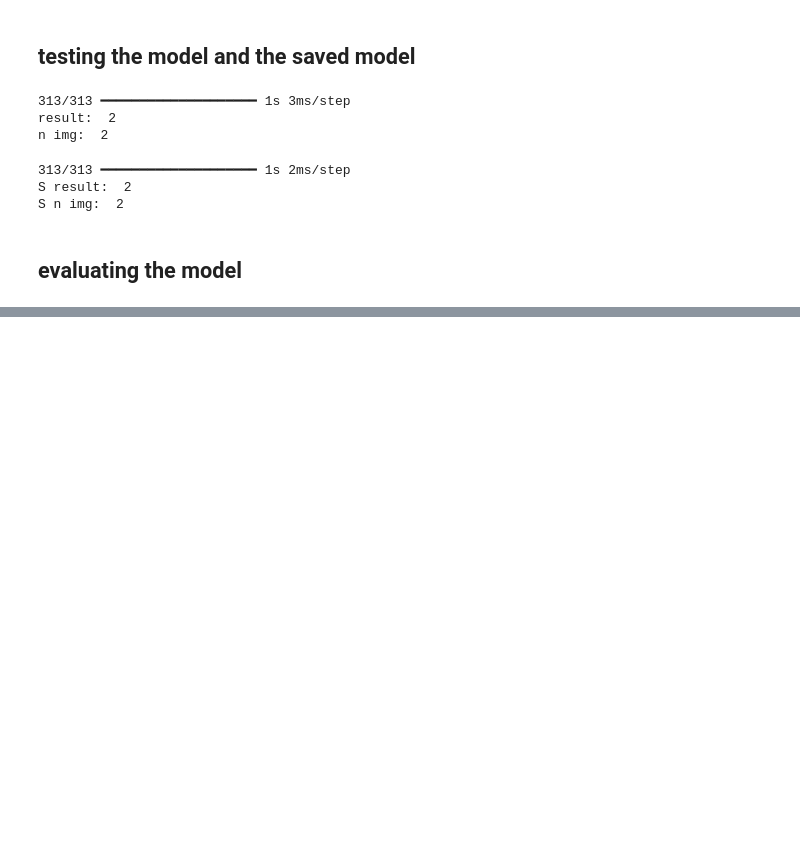
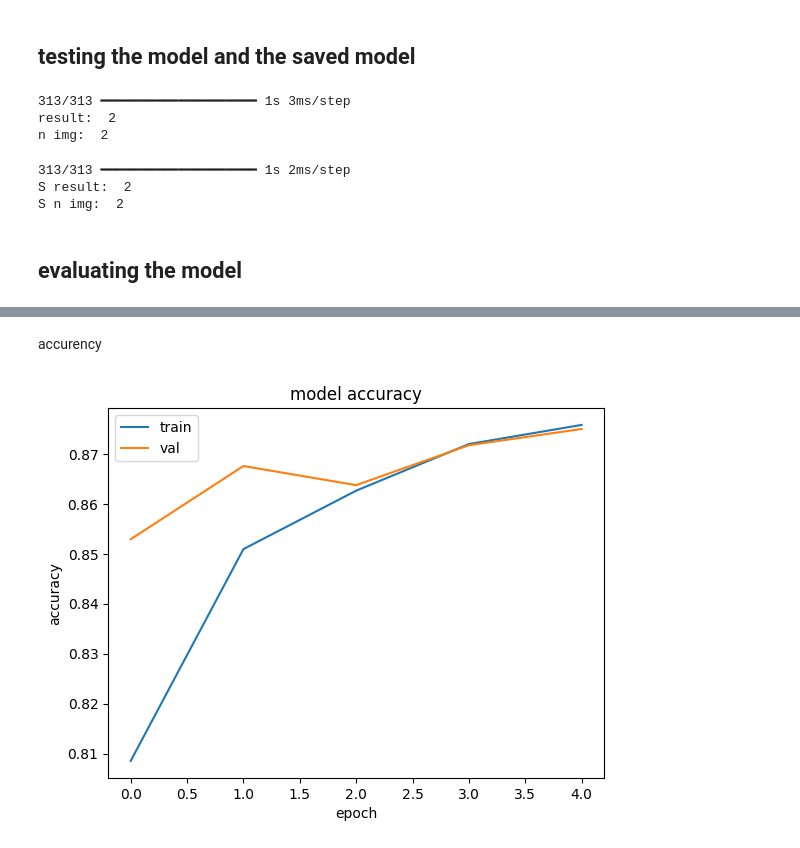
Before and after one commit to luis-gustav0/Repository_A, a Jupyter notebook: classificacao_roupas.ipynb, the cells around one changed output, grey strips where cells are left out. Saved outputs shown, nothing was run; the diff lists cells and outputs as text; code cells hidden in the pictures; blank space fills up the shorter version.

```diff
--- a/classificacao_roupas.ipynb
+++ b/classificacao_roupas.ipynb
@@ -157,0 +200,2 @@ Test loss: 49.56626510620117
+# %%
+bias_layer_dense = model.layers[1].get_weights()[1]
@@ -157,0 +204,5 @@ Test loss: 49.56626510620117
+# %%
+weight_layer_dense.shape
+weight_layer_dense_zero = np.zeros((784, 256))
+model.layers[1].set_weights([weight_layer_dense_zero,bias_layer_dense])
+model.layers[1].get_weights()
@@ -157,0 +229,3 @@ Test loss: 49.56626510620117
+# %%
+model.compile(optimizer='adam', loss='sparse_categorical_crossentropy', metrics=['accuracy'])
+hist = model.fit(X_train, y_train, epochs=5, validation_split=0.2)
@@ -157,0 +243,12 @@ Test loss: 49.56626510620117
+# %% [markdown]
+accurency
+# %%
+plt.plot(hist.history['accuracy'])
+plt.plot(hist.history['val_accuracy'])
+plt.title('model accuracy')
+plt.ylabel('accuracy')
+plt.xlabel('epoch')
+plt.legend(['train', 'val'], loc='upper left')
+plt.show()
+# %% [output]
+[figure, added]
```
Also changed, not shown: parts of 47 cells of this notebook.
